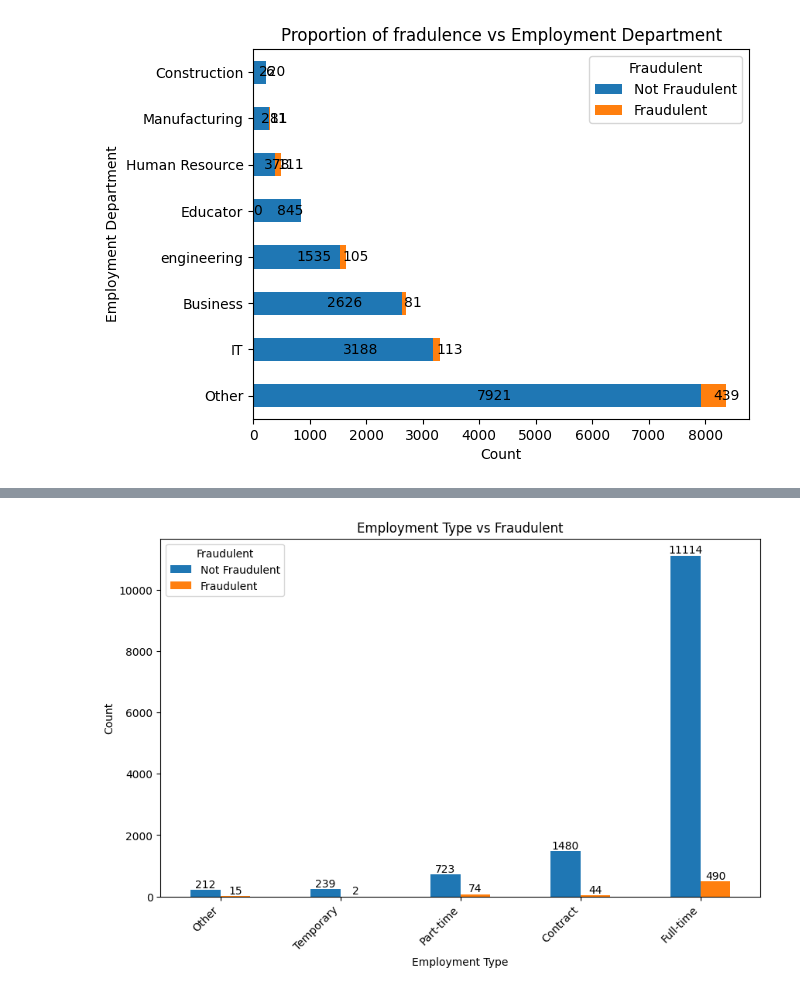
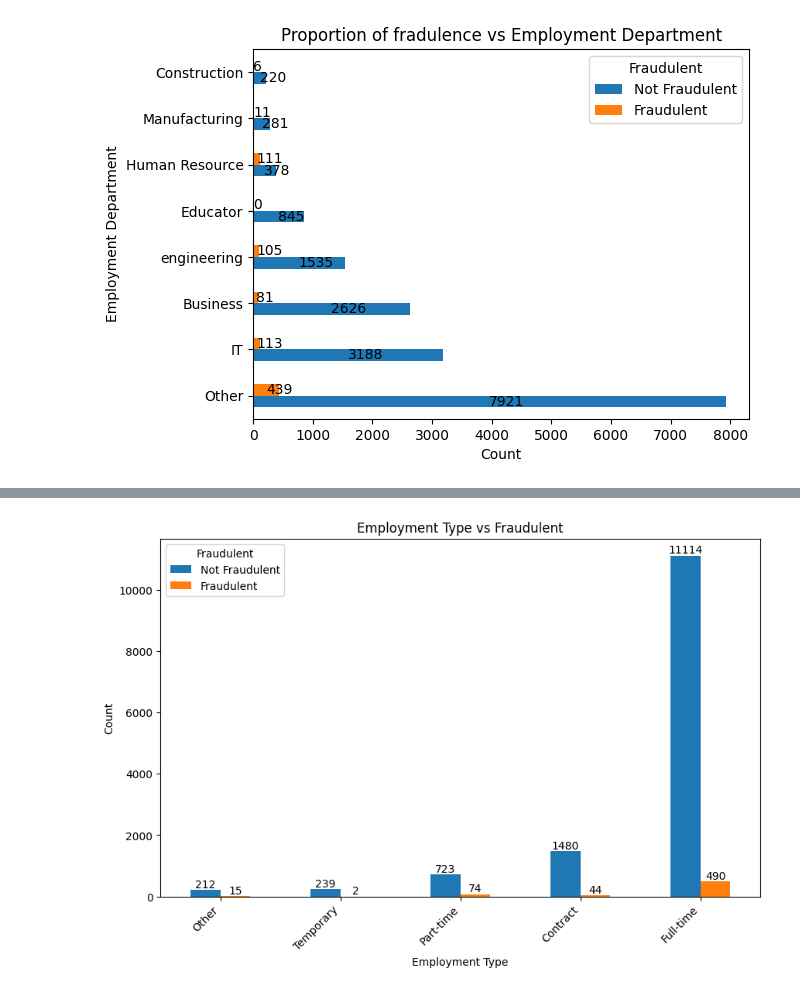
Before and after one commit to FishPain/sure-bo, a Jupyter notebook: LEENA_codes.ipynb, the cells around one changed output, grey strips where cells are left out. Cells and saved outputs as stored; diff of their text form; code cells hidden in the pictures.

```diff
--- a/LEENA_codes.ipynb
+++ b/LEENA_codes.ipynb
@@ -34,32 +34,32 @@ df['Category'] = df['title'].apply(lambda x: categorise_job_title(x, category_ma
 fraud_counts = df.groupby(['Category','fraudulent']).size().unstack().fillna(0)
 
 # Calculate total counts for each category
 total_counts = fraud_counts.sum(axis=1)
 
 # Sort categories based on total counts in descending order
 sorted_categories = total_counts.sort_values(ascending=False).index
 
 # Sort the fraud counts based on sorted categories
 fraud_counts_sorted = fraud_counts.loc[sorted_categories]
 
 # Create a horizontal stacked bar graph for the fraud counts
-ax = fraud_counts_sorted.plot(kind='barh', stacked=True)
+ax = fraud_counts_sorted.plot(kind='barh', stacked=False)
 
 # Add labels and title to the plot
 plt.xlabel('Count')
 plt.ylabel('Employment Department')
 plt.title('Proportion of fradulence vs Employment Department')
 
 # Annotate the bars with the count values
 for p in ax.patches:
     width = p.get_width()
     height = p.get_height()
     x, y = p.get_xy()
     ax.annotate(f'{int(width)}', (x + width /  2 , y + height / 2), ha='left', va='center', color='black')
 
 # Add legend to the plot
 plt.legend(title='Fraudulent', labels=['Not Fraudulent', 'Fraudulent'])
 
 plt.show()
 # %% [output]
-[figure, old version]
+[figure, new version]
```
Also changed, not shown: parts of 2 cells of this notebook.
